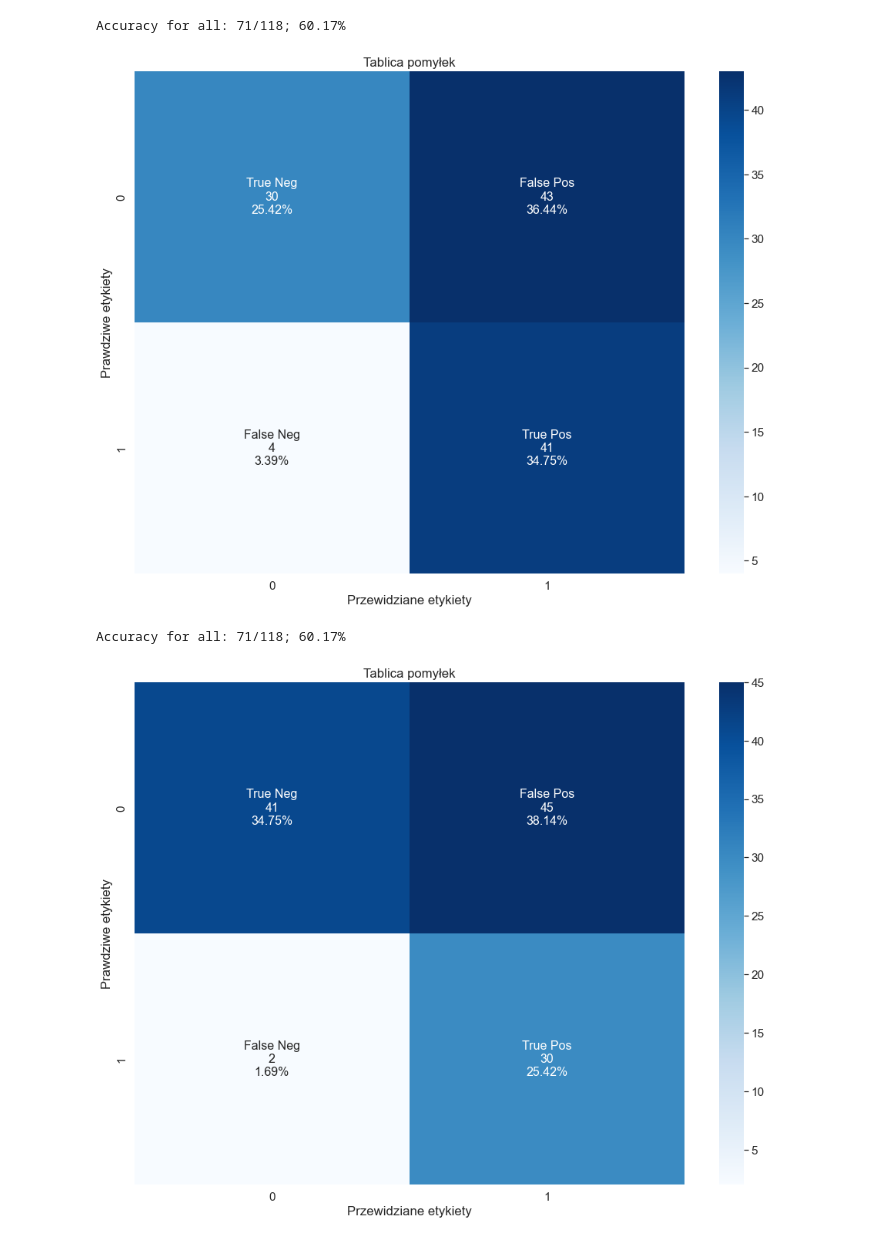
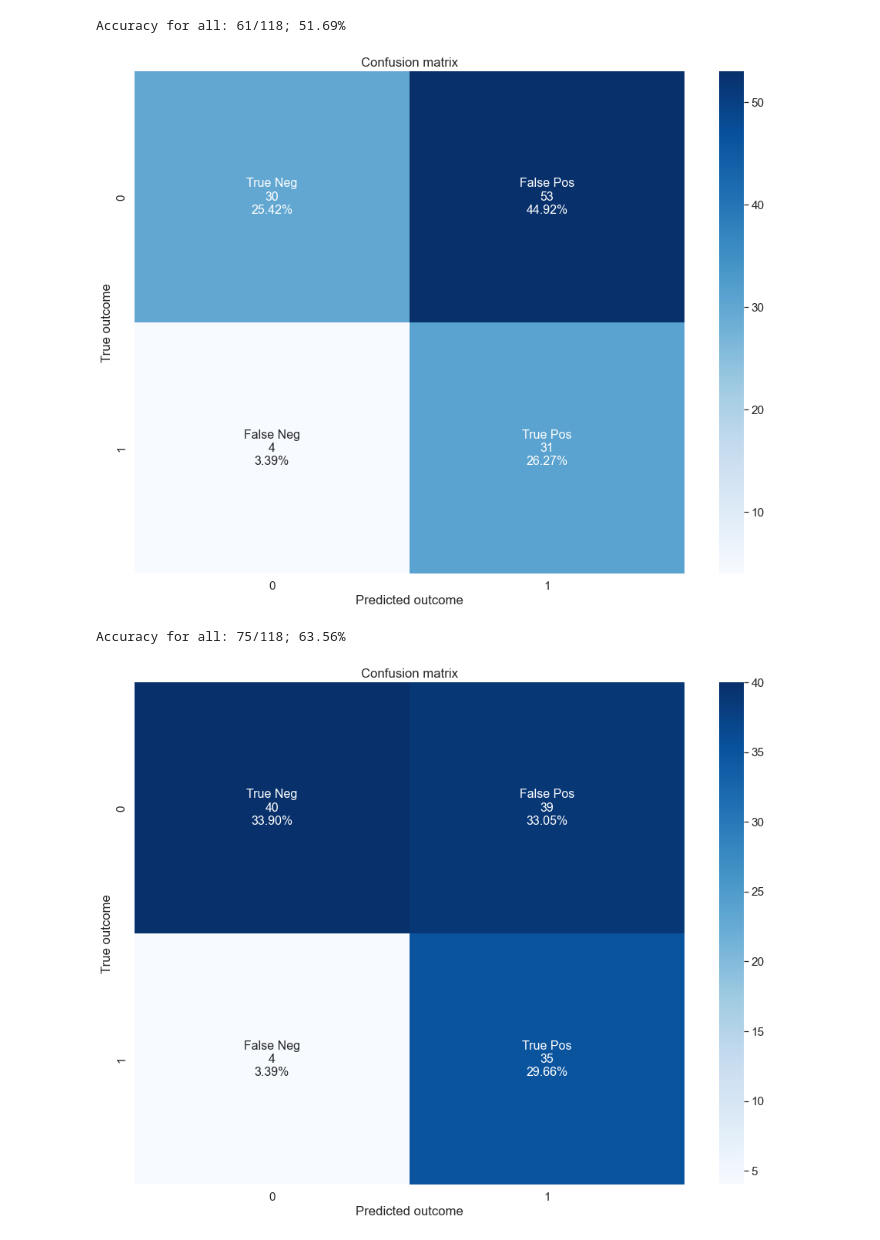
Before and after one commit to Domin8668/Projekt_SSI, a Jupyter notebook: fuzzy_scratch.ipynb, the cells around one changed output. Cells and saved outputs as stored; diff of their text form; code cells hidden in the pictures.

```diff
--- a/fuzzy_scratch.ipynb
+++ b/fuzzy_scratch.ipynb
@@ -2738,10 +2738,8 @@ fuzzy.add_rule({'Pregnancies': 'medium | high',
                 'Age': 'low | medium',
                 'Outcome': 'high'})
 # %%
-from matplotlib.colors import LinearSegmentedColormap
-
 # Test działania Klasyfikatora rozmytego:
-for _ in range(3):
+for _ in range(5):
     shuffled_data = ProcessingData.shuffle(cleared_data)
     _, validation_data = ProcessingData.split(shuffled_data, 0.7)
 
@@ -2764,37 +2762,37 @@ for _ in range(3):
         if outcome == 0:
             if result[0] == 'low':
                 tn += 1
             elif result[0] == 'high':
                 fp += 1
         else:
             if result[0] == 'high':
                 tp += 1
             elif result[0] == 'low':
                 fn += 1
 
     # wyświetlenie dokładności
     print(f'Accuracy for all: {tn + tp}/{tn + fp + fn + tp}; {(tn + tp) / (tn + fp + fn + tp) * 100:0.2f}%')
 
     # Tworzenie tablicy pomyłek
     cf_matrix = np.array([[tn, fp],
                           [fn, tp]])
     group_names = ['True Neg', 'False Pos', 'False Neg', 'True Pos']
     group_counts = [f'{value:0.0f}' for value in cf_matrix.flatten()]
     group_percentages = [f'{value:.2%}' for value in cf_matrix.flatten() / np.sum(cf_matrix)]
 
     labels = [f'{v1}\n{v2}\n{v3}' for v1, v2, v3 in zip(group_names, group_counts, group_percentages)]
 
     labels = np.asarray(labels).reshape(2,2)
 
     plt.figure(figsize=(16, 12))
     sns.set(font_scale=1.4)
     plot = sns.heatmap(cf_matrix, annot=labels, annot_kws={'size': 16}, fmt='', cmap='Blues')
-    plot.set_title('Tablica pomyłek')
-    plot.set_xlabel('Przewidziane etykiety')
-    plot.set_ylabel('Prawdziwe etykiety')
+    plot.set_title('Confusion matrix')
+    plot.set_xlabel('Predicted outcome')
+    plot.set_ylabel('True outcome')
     plt.show()
 # %% [output]
-Accuracy for all: 71/118; 60.17%
+Accuracy for all: 61/118; 51.69%
-[figure, old version]
+[figure, new version]
-Accuracy for all: 71/118; 60.17%
+Accuracy for all: 75/118; 63.56%
-[figure, old version]
+[figure, new version]
```
Also changed, not shown: parts of 2 cells of this notebook, 1 other file.
